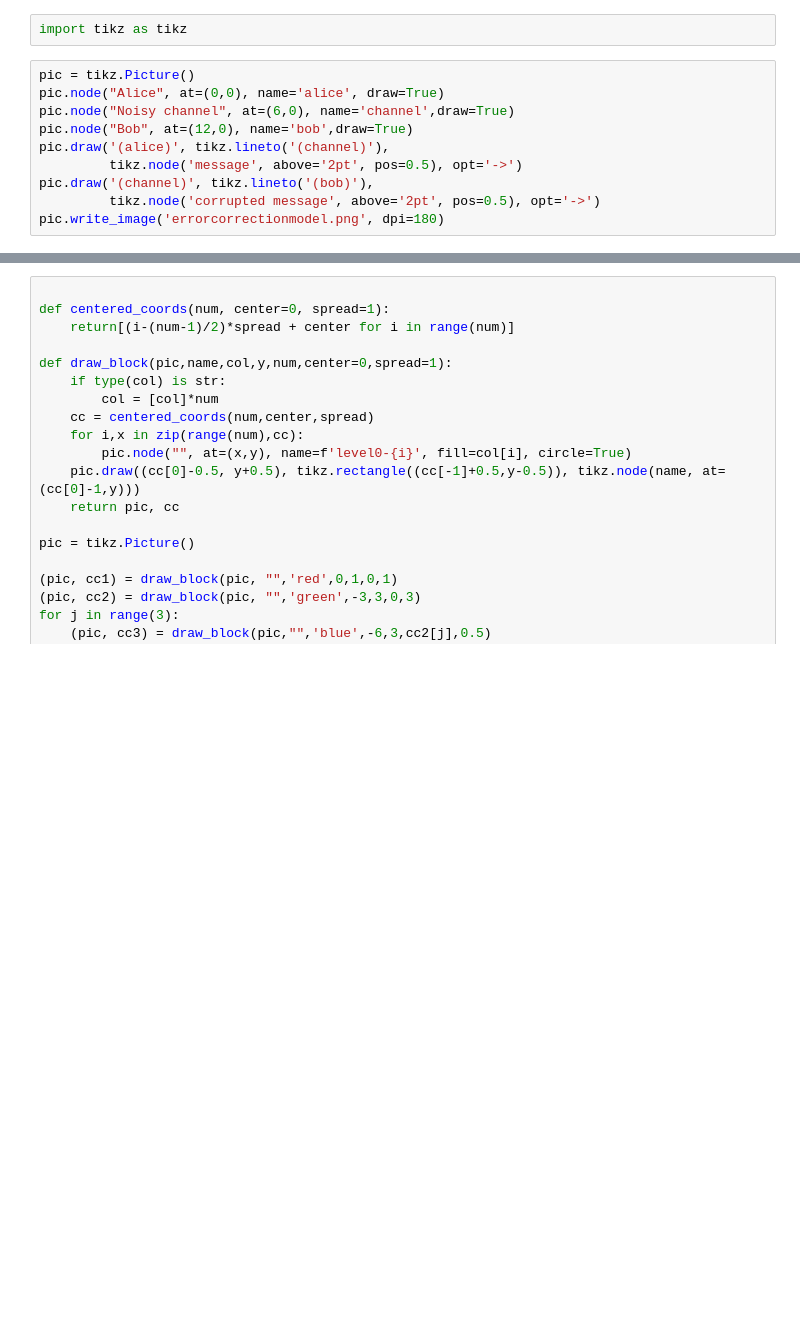
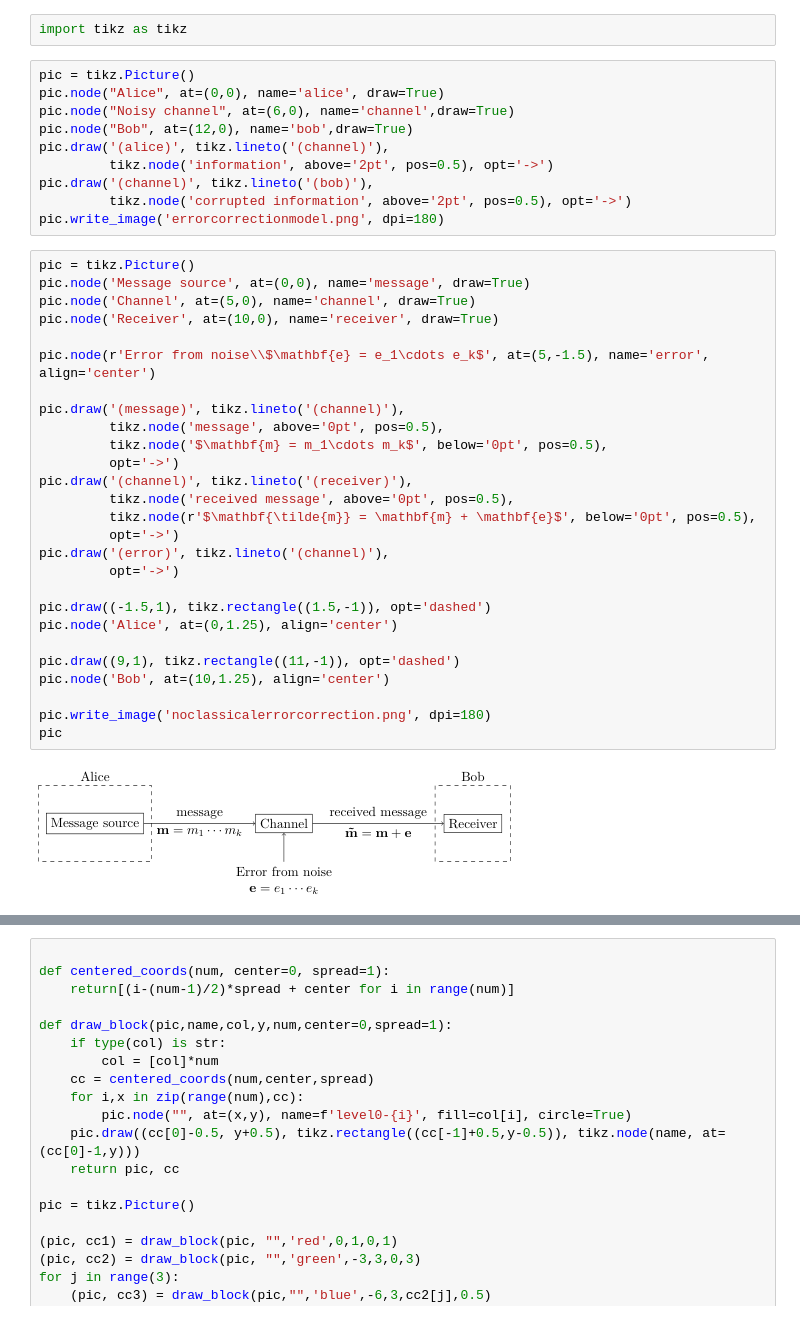
Before and after one commit to abdullahkhalids/qecft, a Jupyter notebook: images/CircuitDiagrams.ipynb, the cells around one changed output, grey strips where cells are left out. Cells and saved outputs as stored; diff of their text form; blank space fills up the shorter version.

```diff
--- a/images/CircuitDiagrams.ipynb
+++ b/images/CircuitDiagrams.ipynb
@@ -45,7 +45,36 @@ pic.node("Alice", at=(0,0), name='alice', draw=True)
 pic.node("Noisy channel", at=(6,0), name='channel',draw=True)
 pic.node("Bob", at=(12,0), name='bob',draw=True)
 pic.draw('(alice)', tikz.lineto('(channel)'),
-         tikz.node('message', above='2pt', pos=0.5), opt='->')
+         tikz.node('information', above='2pt', pos=0.5), opt='->')
 pic.draw('(channel)', tikz.lineto('(bob)'),
-         tikz.node('corrupted message', above='2pt', pos=0.5), opt='->')
+         tikz.node('corrupted information', above='2pt', pos=0.5), opt='->')
 pic.write_image('errorcorrectionmodel.png', dpi=180)
+# %%
+pic = tikz.Picture()
+pic.node('Message source', at=(0,0), name='message', draw=True)
+pic.node('Channel', at=(5,0), name='channel', draw=True)
+pic.node('Receiver', at=(10,0), name='receiver', draw=True)
+
+pic.node(r'Error from noise\\$\mathbf{e} = e_1\cdots e_k$', at=(5,-1.5), name='error', align='center')
+
+pic.draw('(message)', tikz.lineto('(channel)'),
+         tikz.node('message', above='0pt', pos=0.5),
+         tikz.node('$\mathbf{m} = m_1\cdots m_k$', below='0pt', pos=0.5),
+         opt='->')
+pic.draw('(channel)', tikz.lineto('(receiver)'),
+         tikz.node('received message', above='0pt', pos=0.5),
+         tikz.node(r'$\mathbf{\tilde{m}} = \mathbf{m} + \mathbf{e}$', below='0pt', pos=0.5),
+         opt='->')
+pic.draw('(error)', tikz.lineto('(channel)'),
+         opt='->')
+
+pic.draw((-1.5,1), tikz.rectangle((1.5,-1)), opt='dashed')
+pic.node('Alice', at=(0,1.25), align='center')
+
+pic.draw((9,1), tikz.rectangle((11,-1)), opt='dashed')
+pic.node('Bob', at=(10,1.25), align='center')
+
+pic.write_image('noclassicalerrorcorrection.png', dpi=180)
+pic
+# %% [output]
+[figure, added]
```
Also changed, not shown: parts of 4 cells of this notebook, 16 other files.
